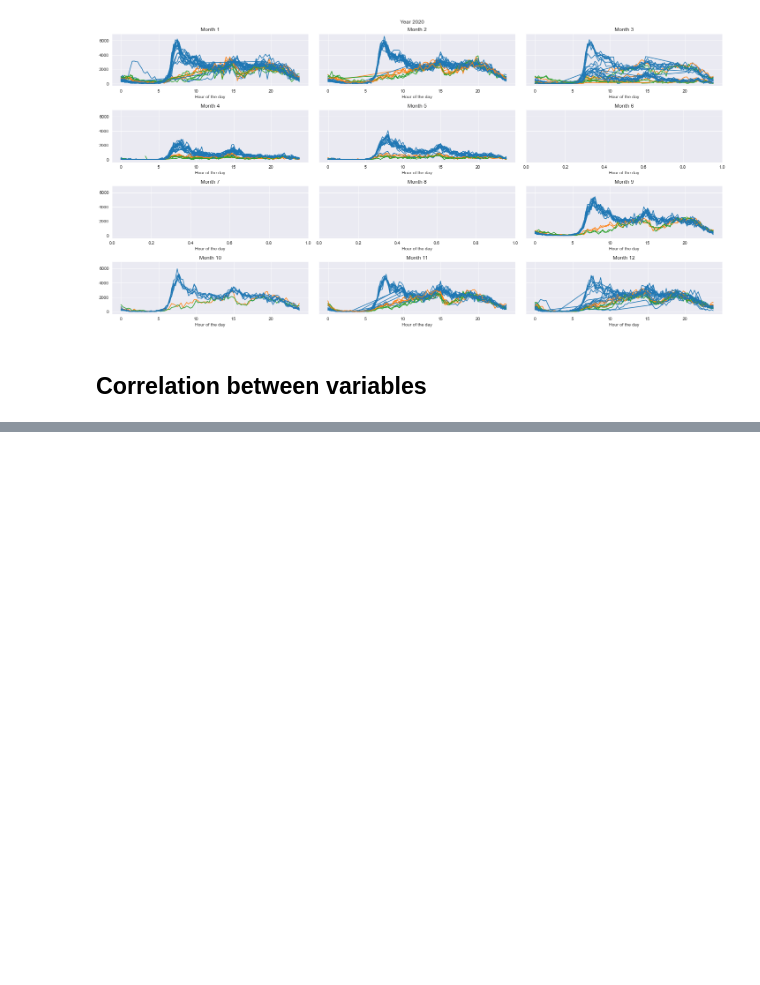
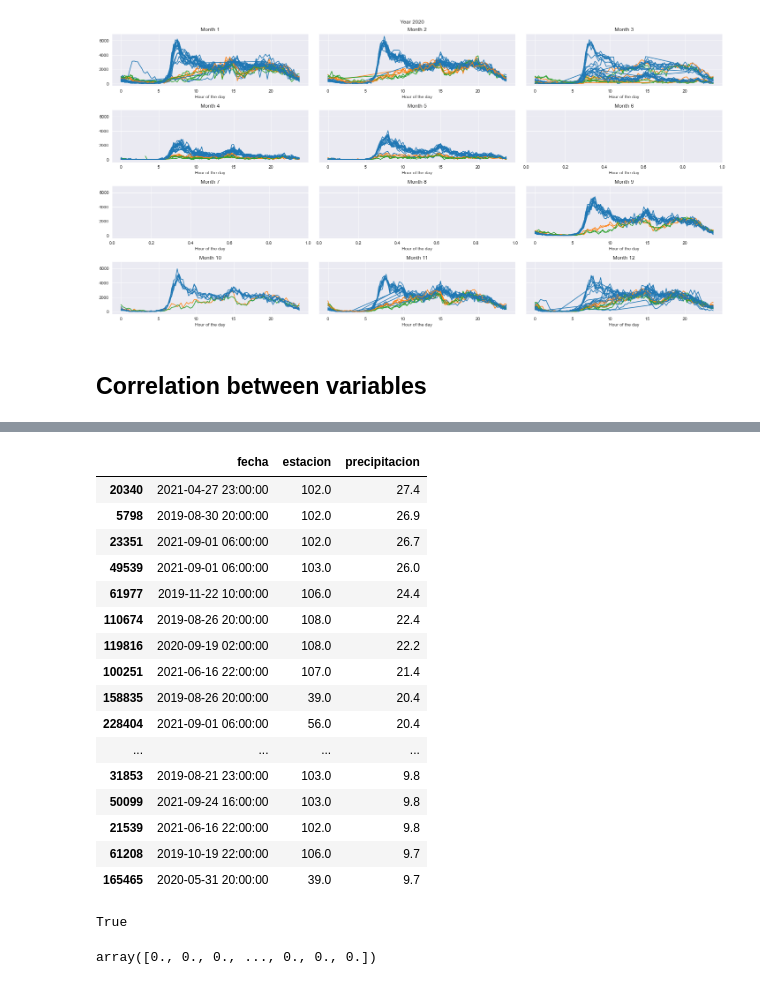
Before and after one commit to elena-sg/madrid-traffic, a Jupyter notebook: notebooks/03-explore-data.ipynb, the cells around one changed output, grey strips where cells are left out. Saved outputs shown, nothing was run; the diff lists cells and outputs as text; code cells hidden in the pictures; blank space fills up the shorter version.

```diff
--- a/notebooks/03-explore-data.ipynb
+++ b/notebooks/03-explore-data.ipynb
@@ -187,0 +230,28 @@ sns.heatmap(corr, mask=mask, cmap=cmap, vmax=.3, center=0,
+# %%
+values.sort_values("precipitacion", ascending=False).head(50)
+# %% [output]
+|  | fecha | estacion | precipitacion |
+| 20340 | 2021-04-27 23:00:00 | 102.0 | 27.4 |
+| 5798 | 2019-08-30 20:00:00 | 102.0 | 26.9 |
+| 23351 | 2021-09-01 06:00:00 | 102.0 | 26.7 |
+| 49539 | 2021-09-01 06:00:00 | 103.0 | 26.0 |
+| 61977 | 2019-11-22 10:00:00 | 106.0 | 24.4 |
+| 110674 | 2019-08-26 20:00:00 | 108.0 | 22.4 |
+| 119816 | 2020-09-19 02:00:00 | 108.0 | 22.2 |
+| 100251 | 2021-06-16 22:00:00 | 107.0 | 21.4 |
+| 158835 | 2019-08-26 20:00:00 | 39.0 | 20.4 |
+| 228404 | 2021-09-01 06:00:00 | 56.0 | 20.4 |
+| ... | ... | ... | ... |
+| 31853 | 2019-08-21 23:00:00 | 103.0 | 9.8 |
+| 50099 | 2021-09-24 16:00:00 | 103.0 | 9.8 |
+| 21539 | 2021-06-16 22:00:00 | 102.0 | 9.8 |
+| 61208 | 2019-10-19 22:00:00 | 106.0 | 9.7 |
+| 165465 | 2020-05-31 20:00:00 | 39.0 | 9.7 |
+# %%
+27.4 in values.values
+# %% [output]
+True
+# %%
+values.values
+# %% [output]
+array([0., 0., 0., ..., 0., 0., 0.])
```
Also changed, not shown: parts of 7 cells of this notebook, 5 other files.
